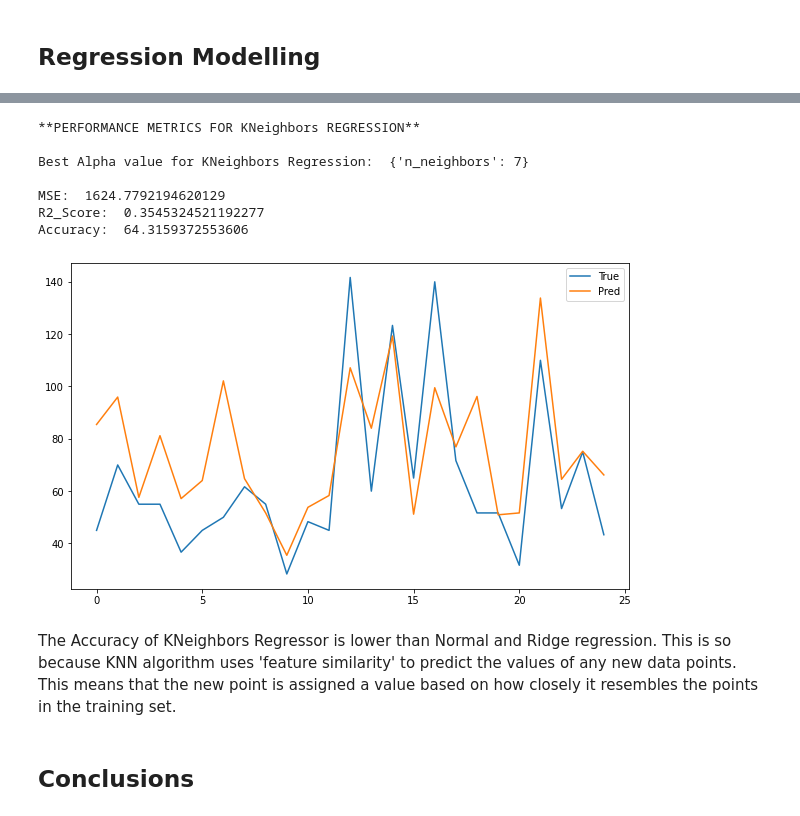
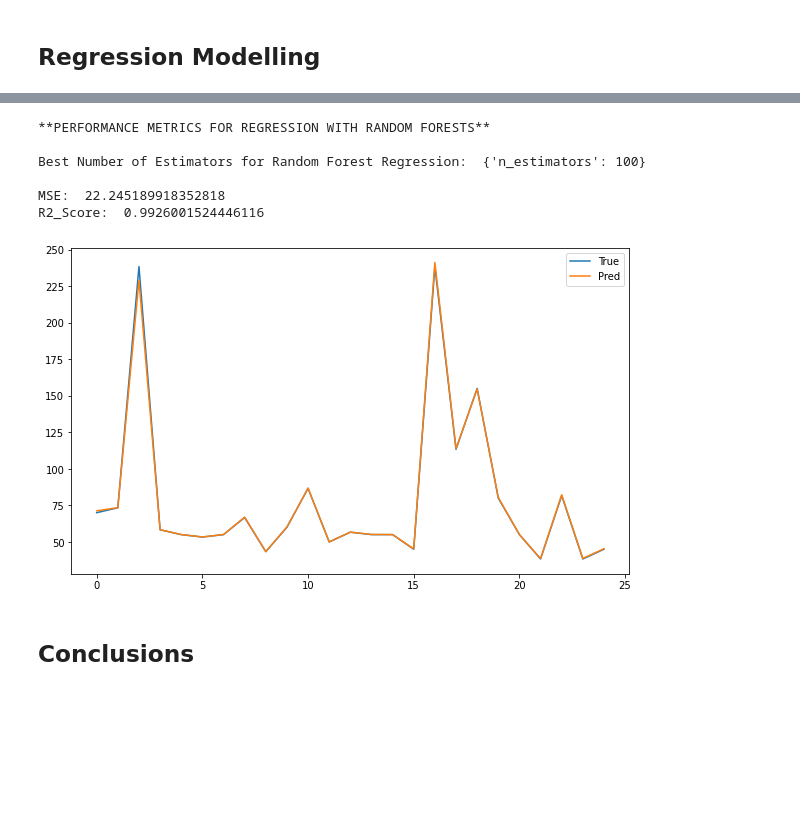
Before and after one commit to kapeeshvarma/Appliances-Energy-Prediction, a Jupyter notebook: Appliances_Energy_Prediction_Capstone_Project.ipynb, the cells around one changed output, grey strips where cells are left out. Saved outputs shown, nothing was run; the diff lists cells and outputs as text; code cells hidden in the pictures; blank space fills up the shorter version.

```diff
--- a/Appliances_Energy_Prediction_Capstone_Project.ipynb
+++ b/Appliances_Energy_Prediction_Capstone_Project.ipynb
@@ -266,47 +281,39 @@ Accuracy:  84.68025122452742
 # %%
-# Perform Regression through KNeighborsRegressor along with Hyperparameter Tuning with GridSearchCV
-kn_reg = KNeighborsRegressor()
+# Perform Random Forests Regression along with Hyperparameter Tuning with GridSearchCV
+rf_reg = RandomForestRegressor(random_state=1)
 
-arr2 = np.linspace(3,7,5)
-arr2 = list(map(int, arr2))
-param_grid2 = {'n_neighbors':arr2}
+arr = [25,50,75,100]
+param_grid = {'n_estimators':arr}
 
-kn_cv = GridSearchCV(kn_reg, param_grid2, cv=5)
-kn_cv.fit(x,y)
-pred3 = kn_cv.predict(x_test)
+rf_reg_cv = GridSearchCV(rf_reg,param_grid,cv=5)
+rf_reg_cv.fit(x, y.ravel())
 
-print('**PERFORMANCE METRICS FOR KNeighbors REGRESSION**\n')
-best2 = kn_cv.best_params_
-print('Best Alpha value for KNeighbors Regression: ',best2)
+pred4 = rf_reg_cv.predict(x_test)
+
+print('**PERFORMANCE METRICS FOR REGRESSION WITH RANDOM FORESTS**\n')
+best2 = rf_reg_cv.best_params_
+print('Best Number of Estimators for Random Forest Regression: ',best2)
 
 # Plot True vs Predicted values for first 25 variables
 fig, ax = plt.subplots()
 fig.set_size_inches(10, 6)
 ax.plot(y_test[:25])
-ax.plot(pred3[:25])
+ax.plot(pred4[:25])
 plt.legend(['True','Pred'])
 
 # Compute Mean Squared Error
-print('\nMSE: ',mean_squared_error(pred3,y_test))
+print('\nMSE: ',mean_squared_error(pred4,y_test))
 
 # Compute R2_Score
-print('R2_Score: ',r2_score(y_test,pred3))
-
-# Compute Accuracy
-errors = abs(pred3-y_test)
-percent_error = 100 * np.mean(errors/y_test)
-print('Accuracy: ',100-percent_error)
+print('R2_Score: ',r2_score(y_test,pred4))
 # %% [output]
-**PERFORMANCE METRICS FOR KNeighbors REGRESSION**
+**PERFORMANCE METRICS FOR REGRESSION WITH RANDOM FORESTS**
 
-Best Alpha value for KNeighbors Regression:  {'n_neighbors': 7}
+Best Number of Estimators for Random Forest Regression:  {'n_estimators': 100}
 
-MSE:  1624.7792194620129
-R2_Score:  0.3545324521192277
-Accuracy:  64.3159372553606
+MSE:  22.245189918352818
+R2_Score:  0.9926001524446116
-[figure, old version]
+[figure, new version]
-# %% [markdown]
-The Accuracy of KNeighbors Regressor is lower than Normal and Ridge regression. This is so because KNN algorithm uses 'feature similarity' to predict the values of any new data points. This means that the new point is assigned a value based on how closely it resembles the points in the training set.
 # %% [markdown]
 ## Conclusions
 # %% [markdown]
```
Also changed, not shown: parts of 6 cells of this notebook.
